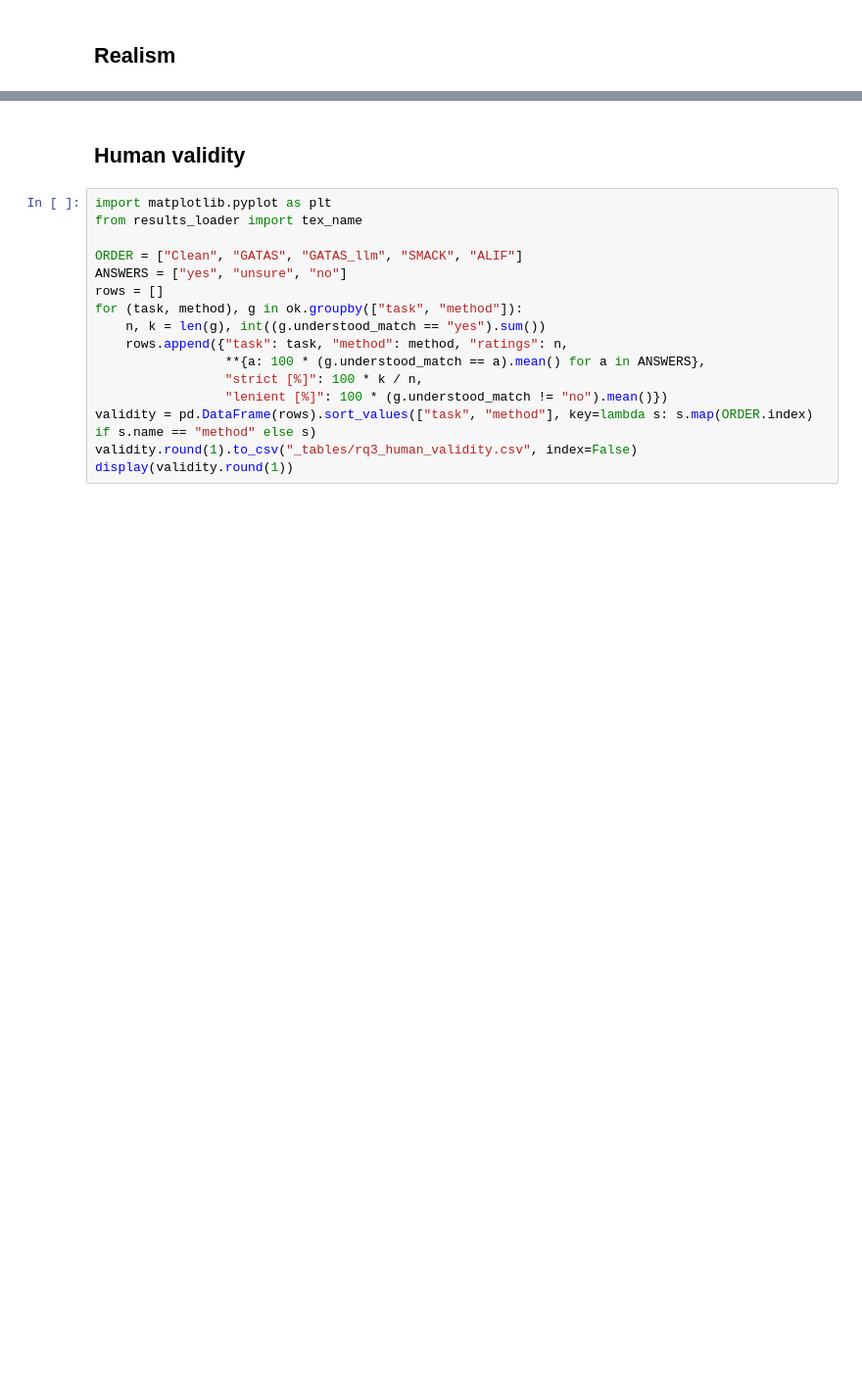
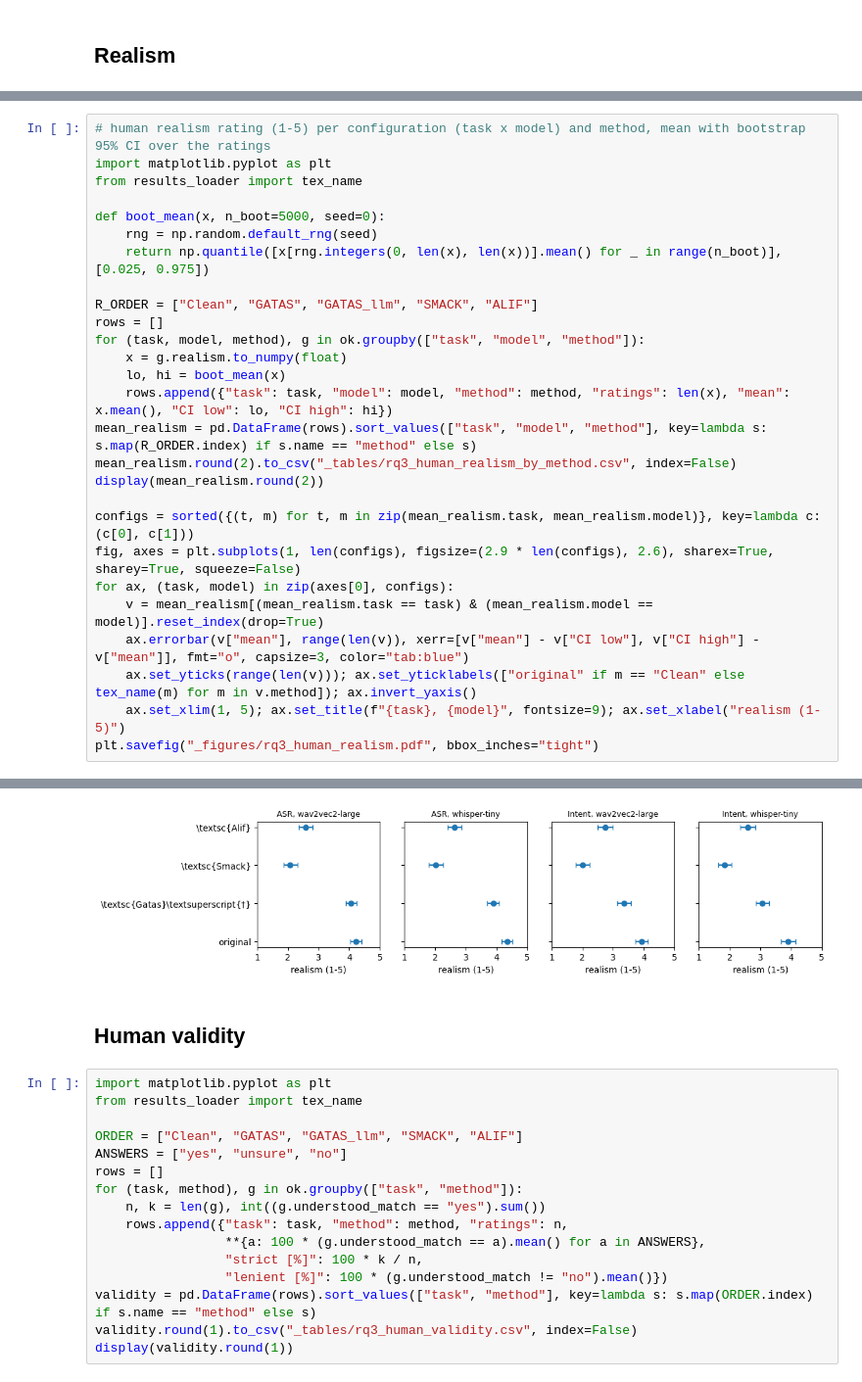
Before and after one commit to oliverweissl/GATAS, a Jupyter notebook: analysis/RQ3_Validity.ipynb, the cells around one changed output, grey strips where cells are left out. Shown at 98% size. Saved outputs shown, nothing was run; the diff lists cells and outputs as text; blank space fills up the shorter version.

```diff
--- a/analysis/RQ3_Validity.ipynb
+++ b/analysis/RQ3_Validity.ipynb
@@ -164,0 +235,28 @@ display(realism.round(2))
+# %%
+# human realism rating (1-5) per configuration (task x model) and method, mean with bootstrap 95% CI over the ratings
+import matplotlib.pyplot as plt
+from results_loader import tex_name
+
+def boot_mean(x, n_boot=5000, seed=0):
+    rng = np.random.default_rng(seed)
+    return np.quantile([x[rng.integers(0, len(x), len(x))].mean() for _ in range(n_boot)], [0.025, 0.975])
+
+R_ORDER = ["Clean", "GATAS", "GATAS_llm", "SMACK", "ALIF"]
+rows = []
+for (task, model, method), g in ok.groupby(["task", "model", "method"]):
+    x = g.realism.to_numpy(float)
+    lo, hi = boot_mean(x)
+    rows.append({"task": task, "model": model, "method": method, "ratings": len(x), "mean": x.mean(), "CI low": lo, "CI high": hi})
+mean_realism = pd.DataFrame(rows).sort_values(["task", "model", "method"], key=lambda s: s.map(R_ORDER.index) if s.name == "method" else s)
+mean_realism.round(2).to_csv("_tables/rq3_human_realism_by_method.csv", index=False)
+display(mean_realism.round(2))
+
+configs = sorted({(t, m) for t, m in zip(mean_realism.task, mean_realism.model)}, key=lambda c: (c[0], c[1]))
+fig, axes = plt.subplots(1, len(configs), figsize=(2.9 * len(configs), 2.6), sharex=True, sharey=True, squeeze=False)
+for ax, (task, model) in zip(axes[0], configs):
+    v = mean_realism[(mean_realism.task == task) & (mean_realism.model == model)].reset_index(drop=True)
+    ax.errorbar(v["mean"], range(len(v)), xerr=[v["mean"] - v["CI low"], v["CI high"] - v["mean"]], fmt="o", capsize=3, color="tab:blue")
+    ax.set_yticks(range(len(v))); ax.set_yticklabels(["original" if m == "Clean" else tex_name(m) for m in v.method]); ax.invert_yaxis()
+    ax.set_xlim(1, 5); ax.set_title(f"{task}, {model}", fontsize=9); ax.set_xlabel("realism (1-5)")
+plt.savefig("_figures/rq3_human_realism.pdf", bbox_inches="tight")
+# %% [output]
@@ -165,3 +280,4 @@ display(realism.round(2))
+[figure, added]
 # %% [markdown]
 ## Human validity
 # %%
```
Also changed, not shown: parts of 8 cells of this notebook, 2 other files.
